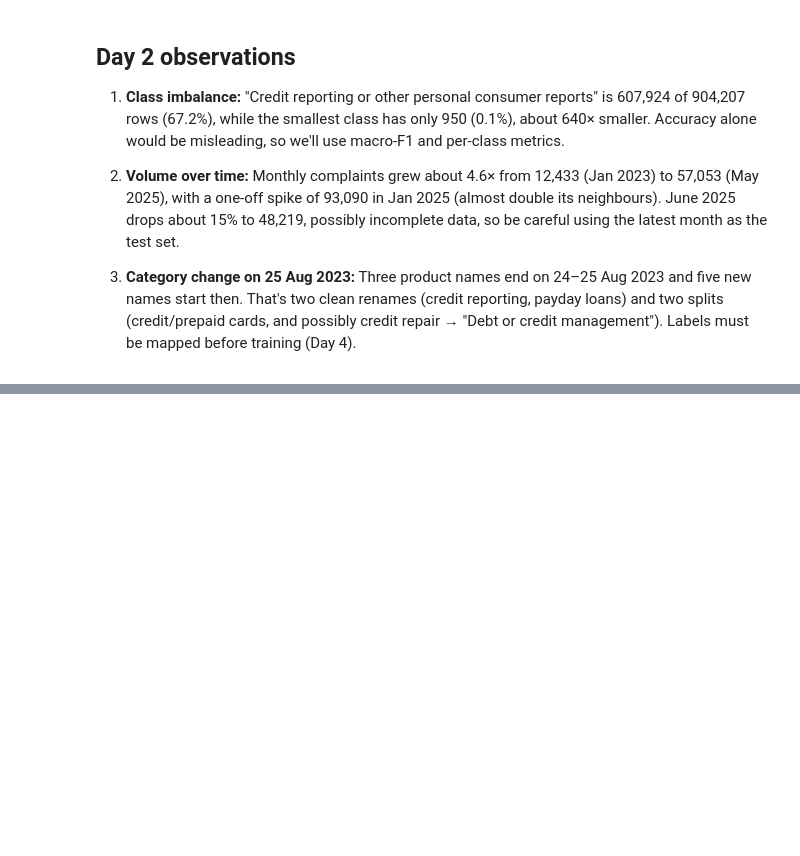
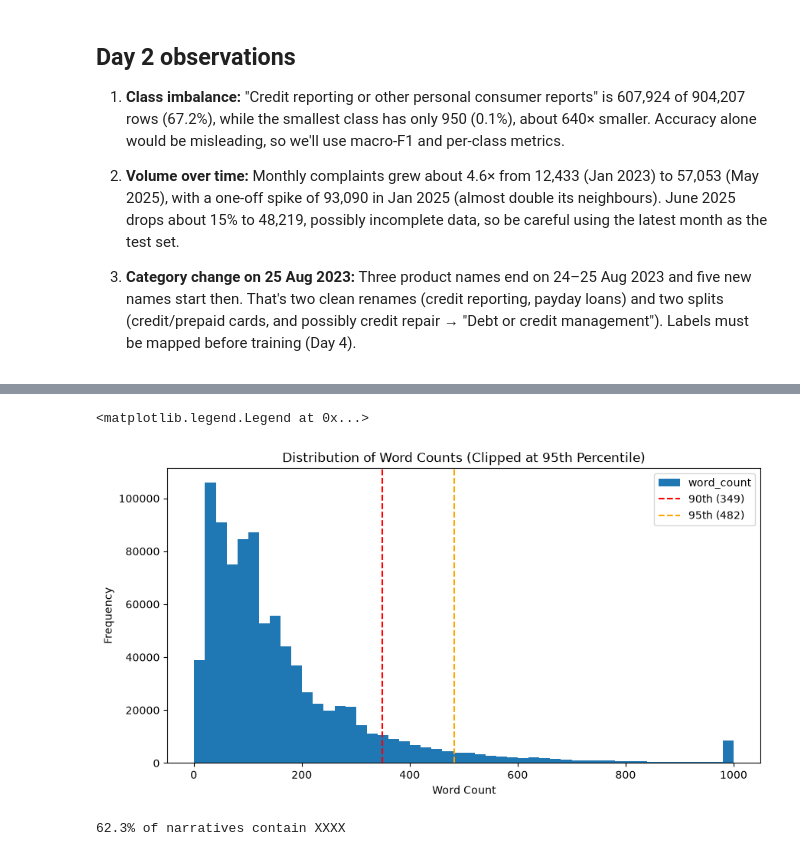
Before and after one commit to suvignan/Ticket-router, a Jupyter notebook: notebooks/02_eda.ipynb, the cells around one changed output, grey strips where cells are left out. Cells and saved outputs as stored; diff of their text form; code cells hidden in the pictures; blank space fills up the shorter version.

```diff
--- a/notebooks/02_eda.ipynb
+++ b/notebooks/02_eda.ipynb
@@ -107,3 +107,7 @@ product_dates
 2. **Volume over time:** Monthly complaints grew about 4.6× from 12,433 (Jan 2023) to 57,053 (May 2025), with a one-off spike of 93,090 in Jan 2025 (almost double its neighbours). June 2025 drops about 15% to 48,219, possibly incomplete data, so be careful using the latest month as the test set.
 
 3. **Category change on 25 Aug 2023:** Three product names end on 24–25 Aug 2023 and five new names start then. That's two clean renames (credit reporting, payday loans) and two splits (credit/prepaid cards, and possibly credit repair → "Debt or credit management"). Labels must be mapped before training (Day 4).
+# %%
+df["word_count"] = df["Consumer complaint narrative"].str.split().str.len()
+print(df['word_count'].head(5))
+print(df['word_count'].isna().sum())
@@ -109,0 +141,16 @@ product_dates
+# %%
+ax = df["word_count"].clip(upper=1000).plot(kind="hist", bins=50, figsize=(10, 5))
+ax.axvline(349, color="red", linestyle="--", label="90th (349)")
+ax.axvline(482, color="orange", linestyle="--", label="95th (482)")
+ax.set_title("Distribution of Word Counts (Clipped at 95th Percentile)")
+ax.set_xlabel("Word Count")
+ax.set_ylabel("Frequency")
+ax.legend()
+# %% [output]
+<matplotlib.legend.Legend at 0x...>
+[figure, added]
+# %%
+pct = df['Consumer complaint narrative'].str.contains('XXXX').mean()*100
+print(f"{pct:.1f}% of narratives contain XXXX")
+# %% [output]
+62.3% of narratives contain XXXX
```
Also changed, not shown: parts of 6 cells of this notebook.
